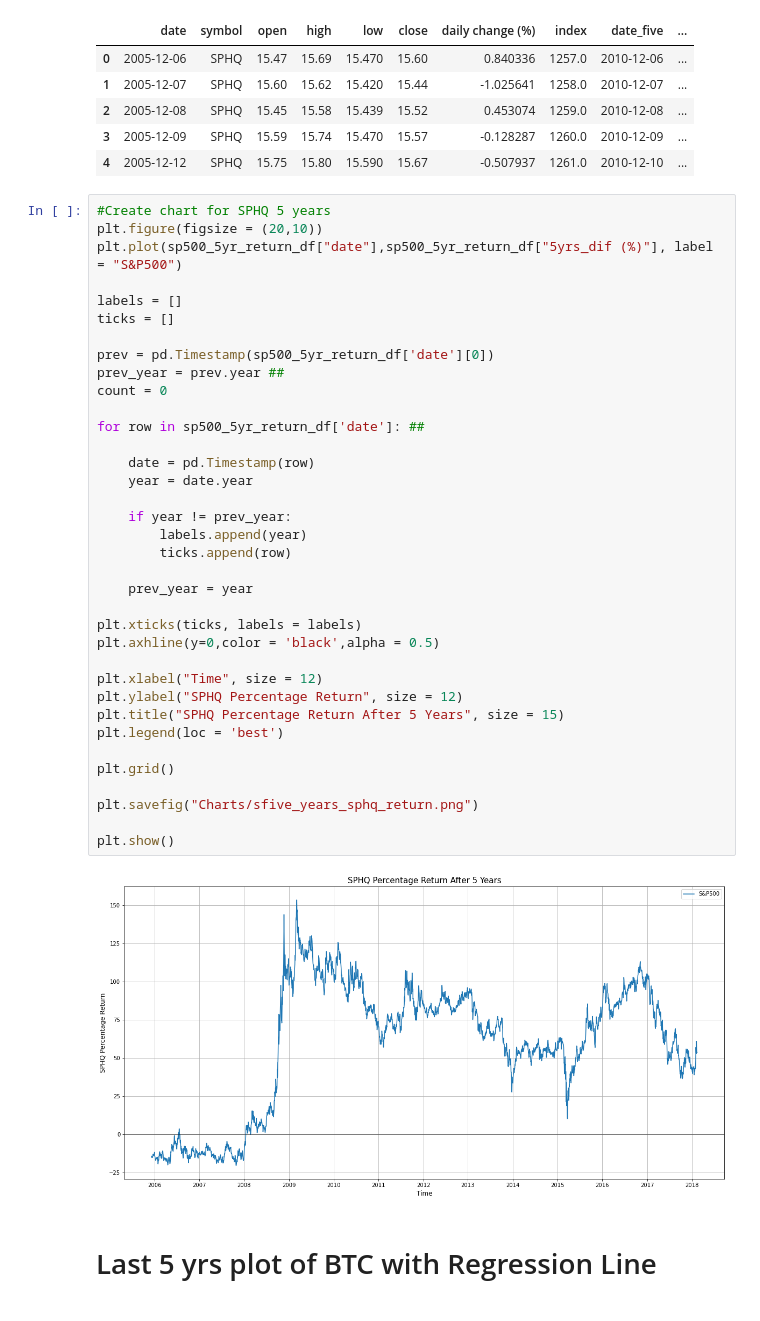
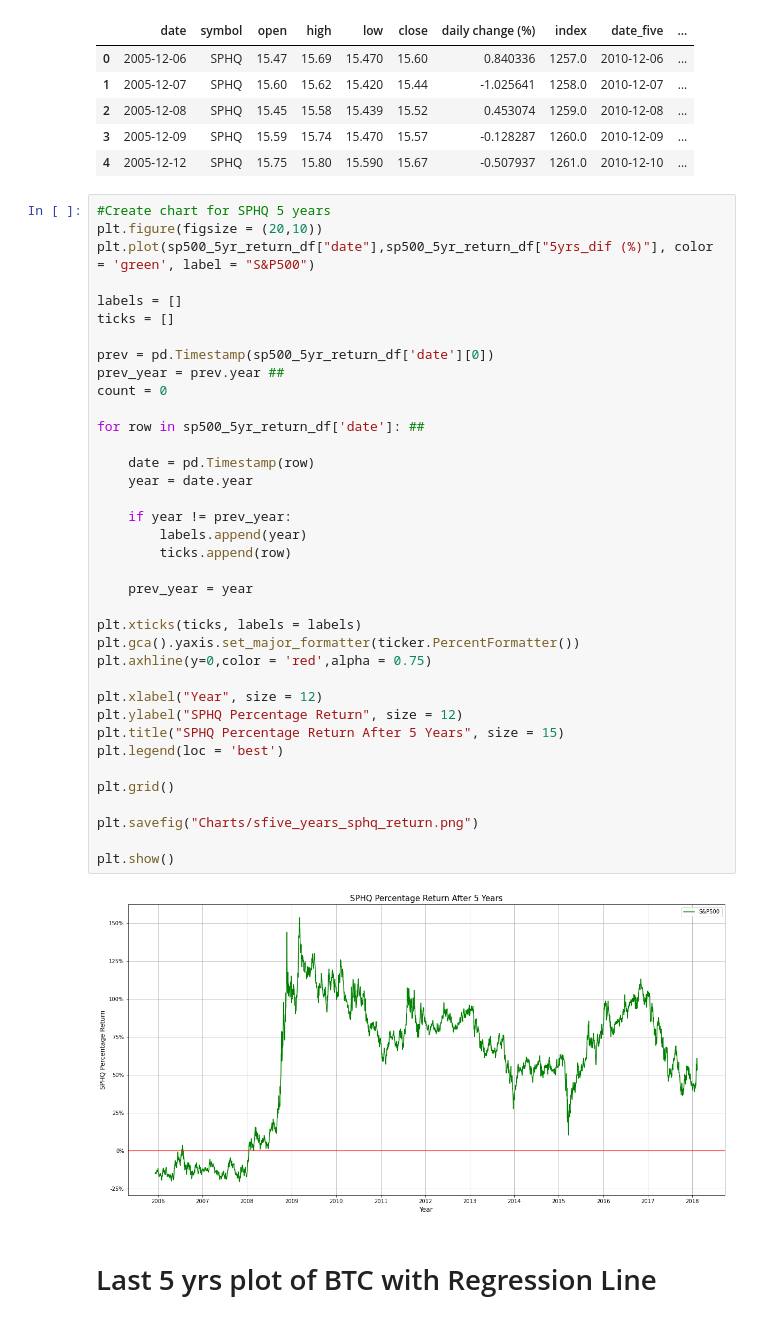
Before and after one commit to SMKSmith/Project1, a Jupyter notebook: visualizations.ipynb, the cells around one changed output. Drawn from its saved outputs; the diff is of its cells as text.

```diff
--- a/visualizations.ipynb
+++ b/visualizations.ipynb
@@ -393,41 +399,42 @@ sp500_5yr_return_df.head()
 # %%
 #Create chart for SPHQ 5 years
 plt.figure(figsize = (20,10))
-plt.plot(sp500_5yr_return_df["date"],sp500_5yr_return_df["5yrs_dif (%)"], label = "S&P500")
+plt.plot(sp500_5yr_return_df["date"],sp500_5yr_return_df["5yrs_dif (%)"], color = 'green', label = "S&P500")
 
 labels = []
 ticks = []
 
 prev = pd.Timestamp(sp500_5yr_return_df['date'][0])
 prev_year = prev.year ##
 count = 0
 
 for row in sp500_5yr_return_df['date']: ##
 
     date = pd.Timestamp(row)
     year = date.year
 
     if year != prev_year:
         labels.append(year)
         ticks.append(row)
 
     prev_year = year
 
 plt.xticks(ticks, labels = labels)
-plt.axhline(y=0,color = 'black',alpha = 0.5)
+plt.gca().yaxis.set_major_formatter(ticker.PercentFormatter())
+plt.axhline(y=0,color = 'red',alpha = 0.75)
 
-plt.xlabel("Time", size = 12)
+plt.xlabel("Year", size = 12)
 plt.ylabel("SPHQ Percentage Return", size = 12)
 plt.title("SPHQ Percentage Return After 5 Years", size = 15)
 plt.legend(loc = 'best')
 
 plt.grid()
 
 plt.savefig("Charts/sfive_years_sphq_return.png")
 
 plt.show()
 # %% [output]
-[figure, old version]
+[figure, new version]
 # %% [markdown]
 # Last 5 yrs plot of BTC with Regression Line
 # %%
```
Also changed, not shown: parts of 19 cells of this notebook, 10 other files.
